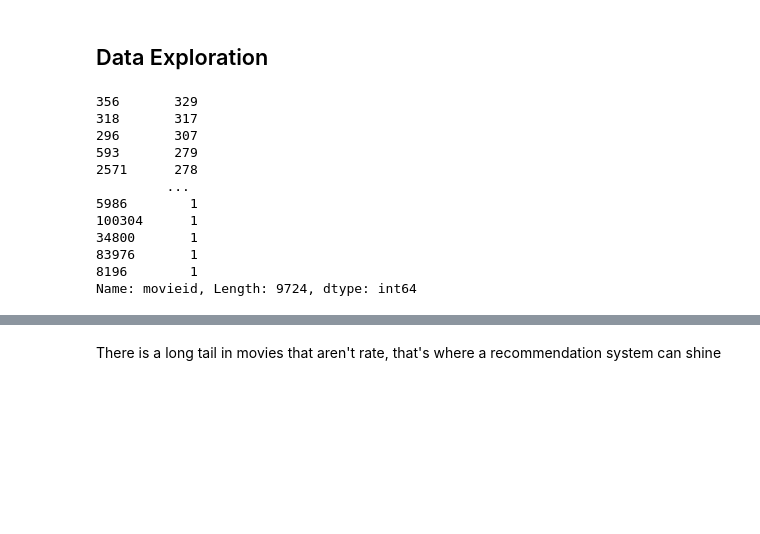
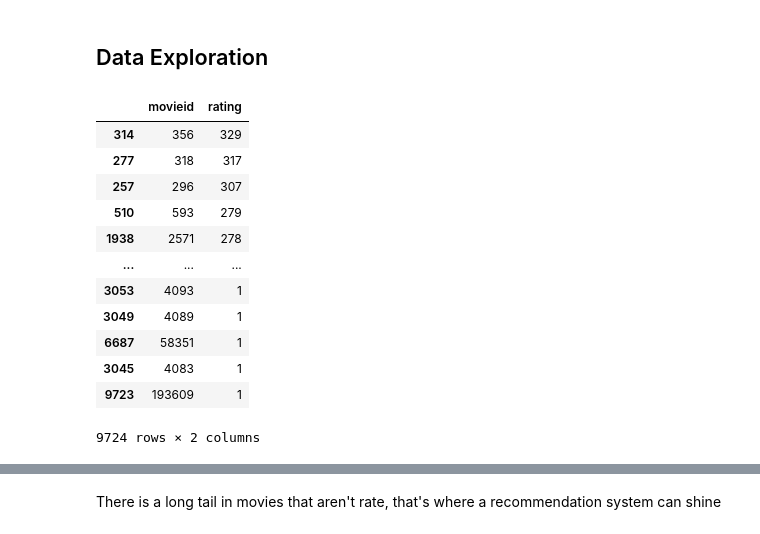
Before and after one commit to willmbennett/movie_rec_sys, a Jupyter notebook: index.ipynb, the cells around one changed output, grey strips where cells are left out. Cells and saved outputs as stored; diff of their text form; code cells hidden in the pictures; blank space fills up the shorter version.

```diff
--- a/index.ipynb
+++ b/index.ipynb
@@ -359,18 +359,19 @@ df_ratings_clean
 610 rows × 9720 columns
 # %% [markdown]
 ## Data Exploration
-# %%
-df_ratings['movieid'].value_counts()
-# %% [output]
-356       329
-318       317
-296       307
-593       279
-2571      278
-         ...
-5986        1
-100304      1
-34800       1
-83976       1
-8196        1
-Name: movieid, Length: 9724, dtype: int64
+# %%
+df_ratings.groupby('movieid')['rating'].count().reset_index().sort_values(by='rating', ascending=False)
+# %% [output]
+|  | movieid | rating |
+| 314 | 356 | 329 |
+| 277 | 318 | 317 |
+| 257 | 296 | 307 |
+| 510 | 593 | 279 |
+| 1938 | 2571 | 278 |
+| ... | ... | ... |
+| 3053 | 4093 | 1 |
+| 3049 | 4089 | 1 |
+| 6687 | 58351 | 1 |
+| 3045 | 4083 | 1 |
+| 9723 | 193609 | 1 |
+9724 rows × 2 columns
```
Also changed, not shown: parts of 3 cells of this notebook.
